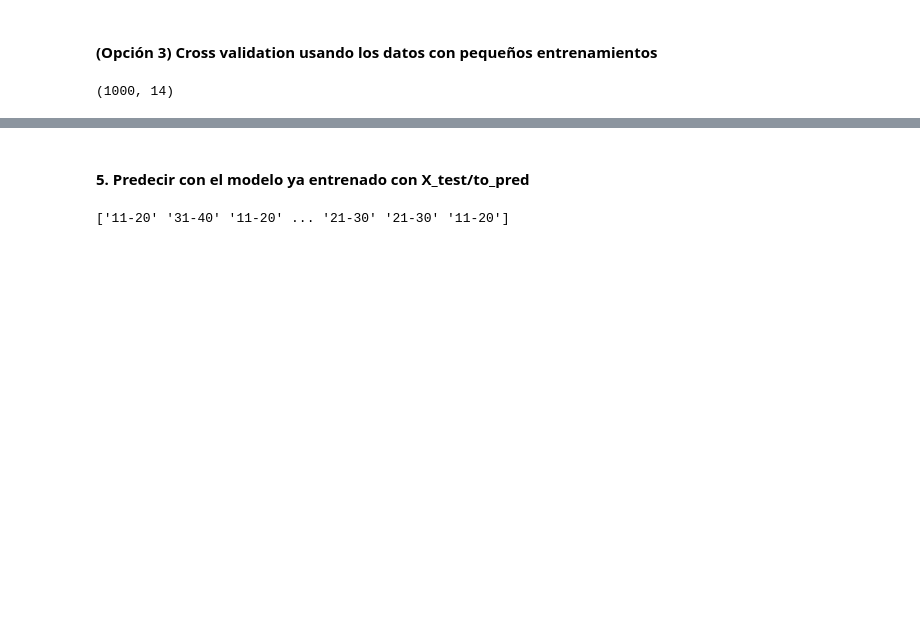
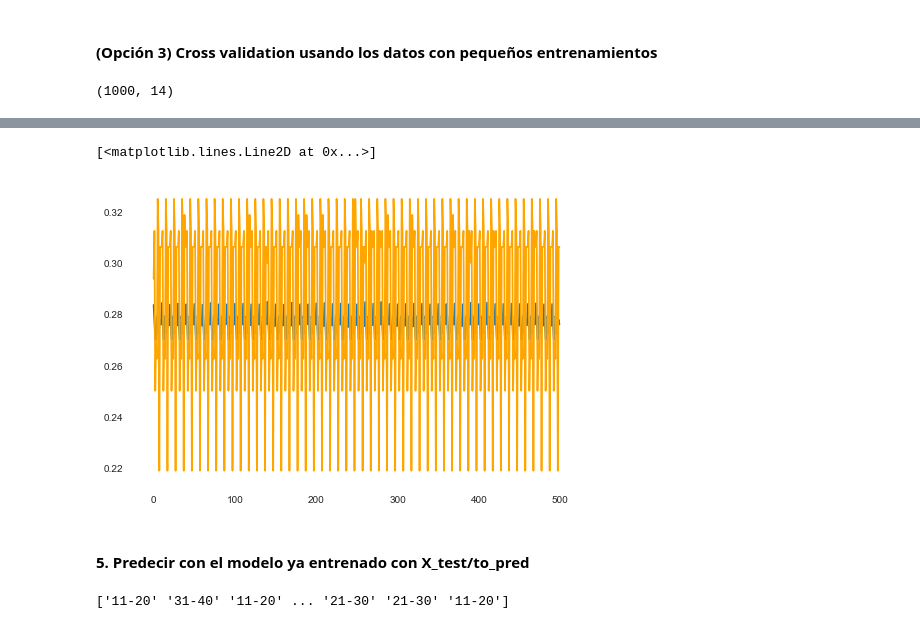
Before and after one commit to Clapiniella/data_science_jun_2020, a Jupyter notebook: week10/day1/competition/confeti_kaggle_plus.ipynb, the cells around one changed output, grey strips where cells are left out. Saved outputs shown, nothing was run; the diff lists cells and outputs as text; code cells hidden in the pictures; blank space fills up the shorter version.

```diff
--- a/week10/day1/competition/confeti_kaggle_plus.ipynb
+++ b/week10/day1/competition/confeti_kaggle_plus.ipynb
@@ -702,3 +672,10 @@ KeyboardInterrupt:
+# %%
+# Visualización detallada del entrenamiento incremental
+plt.plot(scores_small_trains, label="Train")
+plt.plot(scores_small_vals, label="Train", color="orange")
+# %% [output]
+[<matplotlib.lines.Line2D at 0x...>]
+[figure, added]
 # %% [markdown]
 #### 5. Predecir con el modelo ya entrenado con X_test/to_pred
 # %%
```
Also changed, not shown: parts of 5 cells of this notebook.
